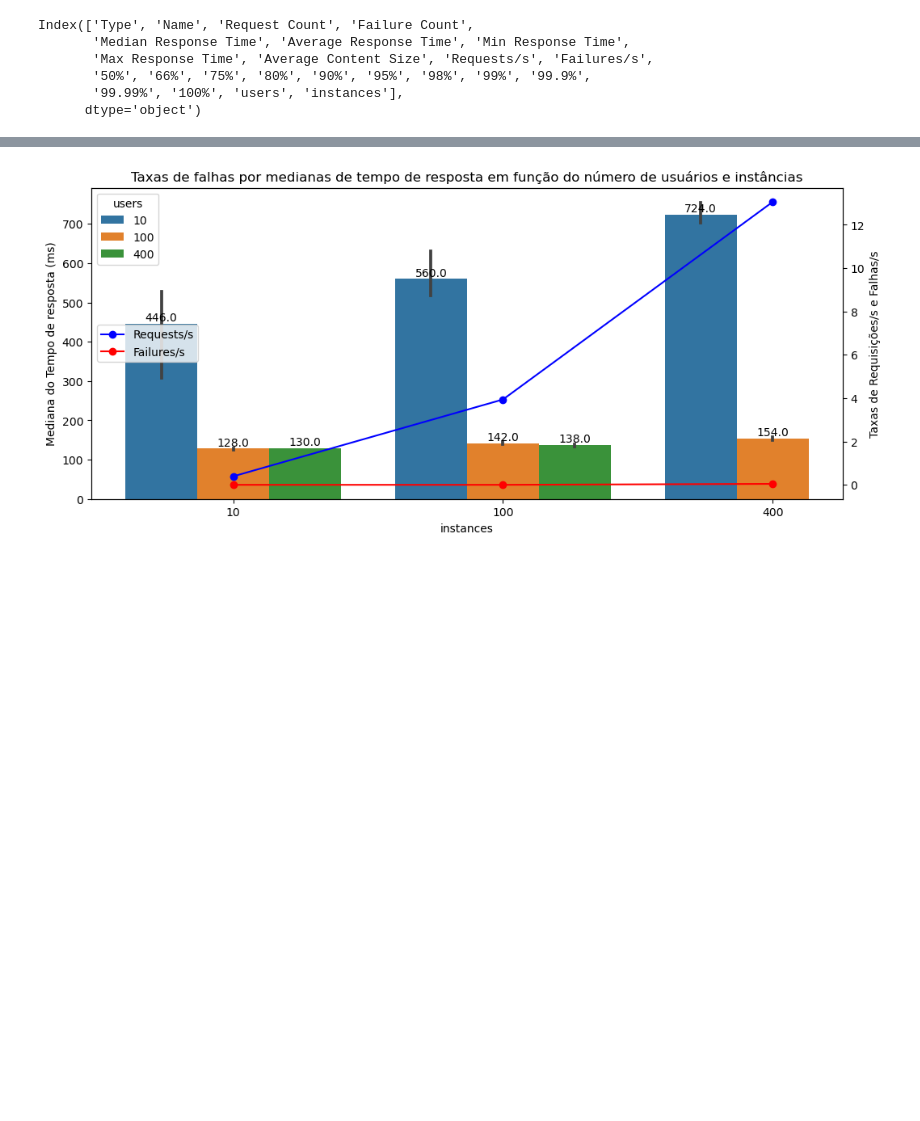
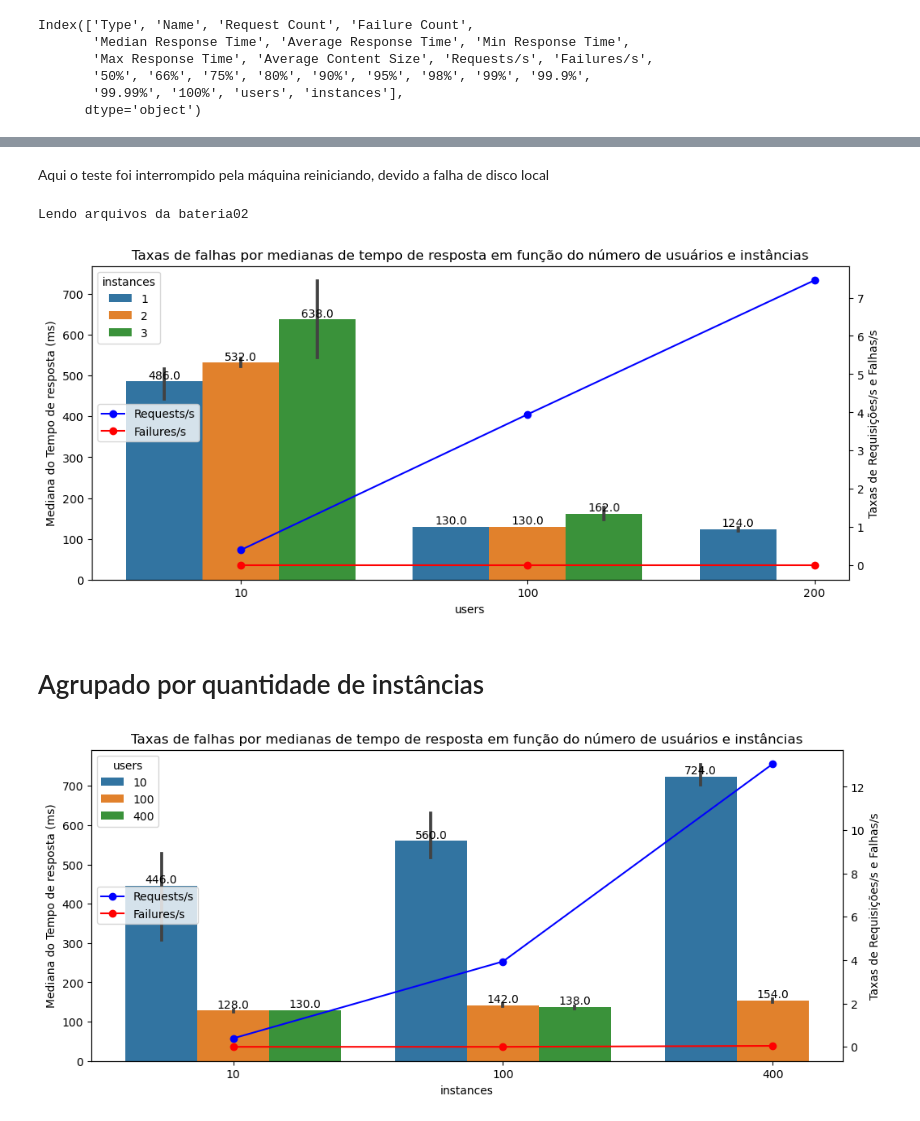
Before and after one commit to makaires77/sistdist, a Jupyter notebook: SitemasDistribuídos_LoadTest-Locust.ipynb, the cells around one changed output, grey strips where cells are left out. Saved outputs shown, nothing was run; the diff lists cells and outputs as text; code cells hidden in the pictures; blank space fills up the shorter version.

```diff
--- a/SitemasDistribuídos_LoadTest-Locust.ipynb
+++ b/SitemasDistribuídos_LoadTest-Locust.ipynb
@@ -451,3 +503,12 @@ plt.show()
+# %% [markdown]
+Aqui o teste foi interrompido pela máquina reiniciando, devido a falha de disco local
+# %%
+plot_loadtest('bateria02')
+# %% [output]
+Lendo arquivos da bateria02
+[figure, added]
+# %% [markdown]
+# Agrupado por quantidade de instâncias
 # %%
 # Suponha que 'all_data' é o seu DataFrame
 all_data['Requests/s'] = pd.to_numeric(all_data['Requests/s'], errors='coerce')
```
Also changed, not shown: parts of 5 cells of this notebook, 40 other files.
